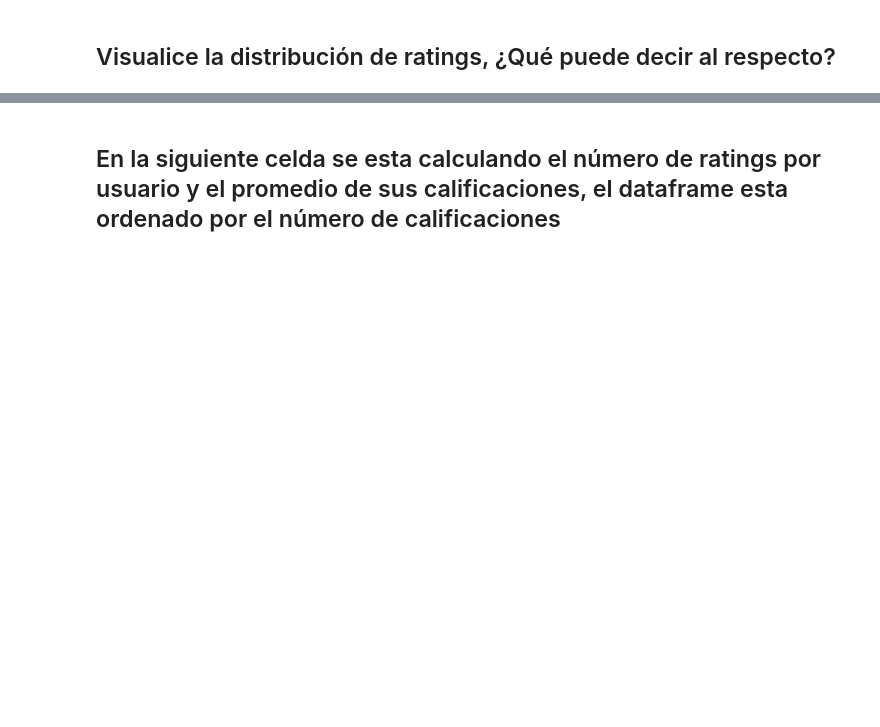
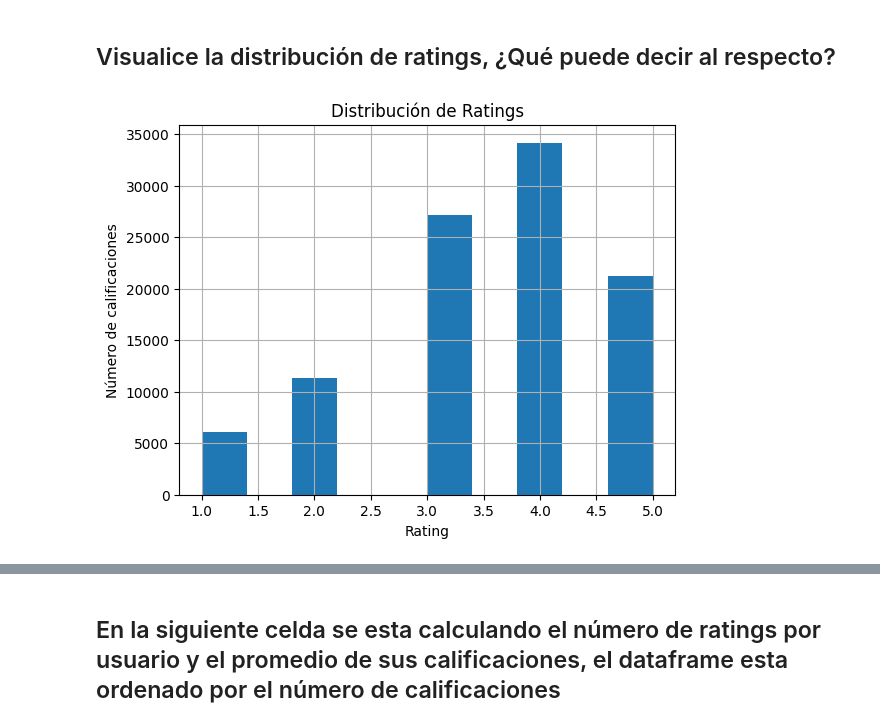
Before and after one commit to AlisonAristizabal/Laboratorio-1-Sistemas-de-Recomendacion, a Jupyter notebook: lab01/MINE4201_SR_Laboratorio_1.ipynb, the cells around one changed output, grey strips where cells are left out. Saved outputs shown, nothing was run; the diff lists cells and outputs as text; code cells hidden in the pictures; blank space fills up the shorter version.

```diff
--- a/lab01/MINE4201_SR_Laboratorio_1.ipynb
+++ b/lab01/MINE4201_SR_Laboratorio_1.ipynb
@@ -109,3 +60,3 @@ else:
 # %%
-ratings=pd.read_csv('/home/valentina/uniandes/MINE4201-2025/labs/lab01/u.data', sep = '\t', names = [ 'user_id', 'item_id', 'rating', 'timestamp' ] )
+ratings=pd.read_csv('u.data', sep = '\t', names = [ 'user_id', 'item_id', 'rating', 'timestamp' ] )
 # %%
@@ -125,0 +90,11 @@ ratings.rating.hist()
+# %%
+
+ratings['rating'].hist()
+
+plt.title("Distribución de Ratings")
+plt.xlabel("Rating")
+plt.ylabel("Número de calificaciones")
+
+plt.show()
+# %% [output]
+[figure, added]
```
Also changed, not shown: parts of 26 cells of this notebook.
